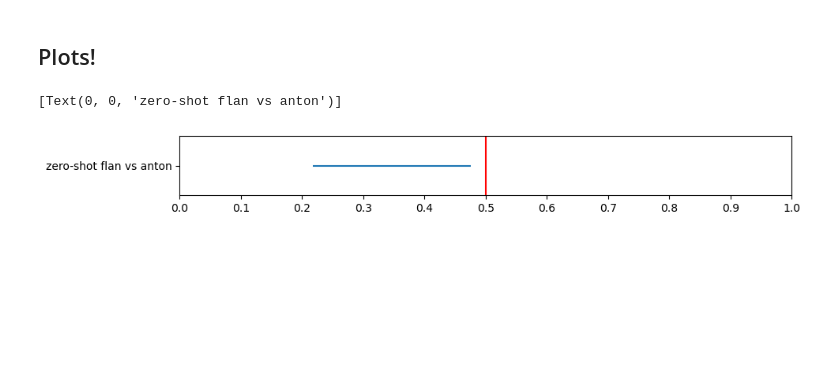
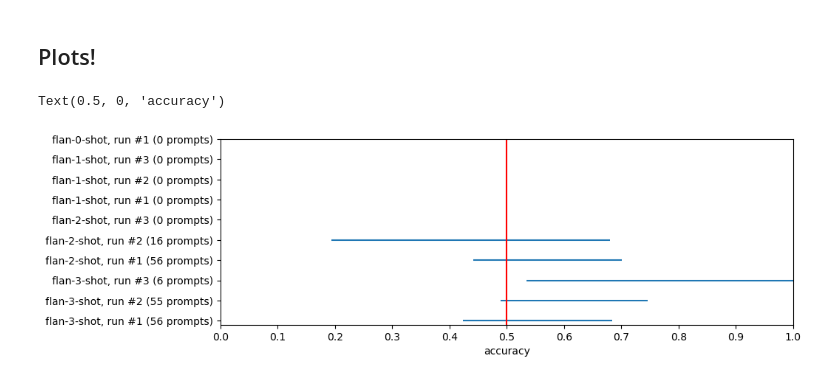
Before and after one commit to aehrm/seminar_cls_2023, a Jupyter notebook: prompting.ipynb, the cells around one changed output. Drawn from its saved outputs; the diff is of its cells as text; code cells hidden in the pictures; blank space fills up the shorter version.

```diff
--- a/prompting.ipynb
+++ b/prompting.ipynb
@@ -9,2 +10,4 @@ import matplotlib.pyplot as plt
 # %%
 annotation_queries = pandas.read_csv('dracor_annotationen_1.csv', sep=';', keep_default_na=False, na_values=[])
+annotation_queries = pandas.concat([annotation_queries, pandas.read_csv('dracor_annotationen_2.csv', sep=';', keep_default_na=False, na_values=[])]).reset_index(drop=True)
+annotation_queries
@@ -71,2 +81,0 @@ for i, row in tqdm(annotation_queries.iterrows(), total=len(annotation_queries.i
-# %%
-annotation_queries['zero_shot_results'] = zero_shot_results
@@ -96,0 +138,23 @@ def calc_accuracy(prediction, gold_annotation):
+# %%
+flan_results = collections.defaultdict(list)
+prng = np.random.RandomState(123471)
+
+for k in [3,2,1,0]:
+    if k > 0:
+        n_repetitions = 1
+    else:
+        n_repetitions = 1
+
+    total = n_repetitions * (len(annotation_queries)-k)
+    with tqdm(total=total) as pbar:
+        for rep in range(n_repetitions):
+            results = []
+            pbar.set_description(f'{k} shots, run {rep+1}/{n_repetitions}')
+            examples = annotation_queries.sample(n=k, random_state=prng)
+
+            for i, row in annotation_queries.loc[[index for index in annotation_queries.index if index not in examples.index]].iterrows():
+                prompt = make_prompt(row, examples=examples.iterrows(), labels=examples['gold_anton'])
+                res = query_prompt(prompt)
+                results.append((i, res))
+                pbar.update(1)
+            flan_results[f'flan-{k}-shot'].append(results)
@@ -97,25 +182,27 @@ def calc_accuracy(prediction, gold_annotation):
 # %% [markdown]
 ## Plots!
 # %%
-from  statsmodels.stats.proportion import proportion_confint
+from statsmodels.stats.proportion import proportion_confint
 
 plot_intervals = []
 plot_labels = []
 
-
-res = calc_accuracy(prediction=annotation_queries['zero_shot_results'],
-                    gold_annotation=annotation_queries['gold_anton'])
-plot_intervals.append(proportion_confint(count=sum(res), nobs=len(res)))
-plot_labels.append('zero-shot flan vs anton')
+for k, v in flan_results.items():
+    for i, x in enumerate(v):
+        res = calc_accuracy([ r for i, r in x ], annotation_queries.loc[[ i for i, r in x ], 'gold_anton'])
+        res = np.array([x for x in res if ~np.isnan(x)])
+        plot_intervals.append(proportion_confint(count=sum(res), nobs=len(res)))
+        plot_labels.append(f'{k}, run #{i+1} ({len(res)} prompts)')
 
 
-fig, ax = plt.subplots(figsize=(10, len(plot_intervals)), dpi=100)
+fig, ax = plt.subplots(figsize=(10, len(plot_intervals)/3), dpi=100)
 ax.hlines(np.arange(len(plot_intervals)), np.array(plot_intervals)[:,0], np.array(plot_intervals)[:,1])
 ax.axvline(0.5, color='red')
 ax.set_xlim((0, 1))
 ax.set_xticks([0, 0.1, 0.2, 0.3, 0.4, 0.5, 0.6, 0.7, 0.8, 0.9, 1])
 ax.set_yticks(np.arange(len(plot_intervals)))
 ax.set_yticklabels(plot_labels)
+ax.set_xlabel('accuracy')
 # %% [output]
-[Text(0, 0, 'zero-shot flan vs anton')]
+Text(0.5, 0, 'accuracy')
-[figure, old version]
+[figure, new version]
```
Also changed, not shown: parts of 11 cells of this notebook, 2 other files.
